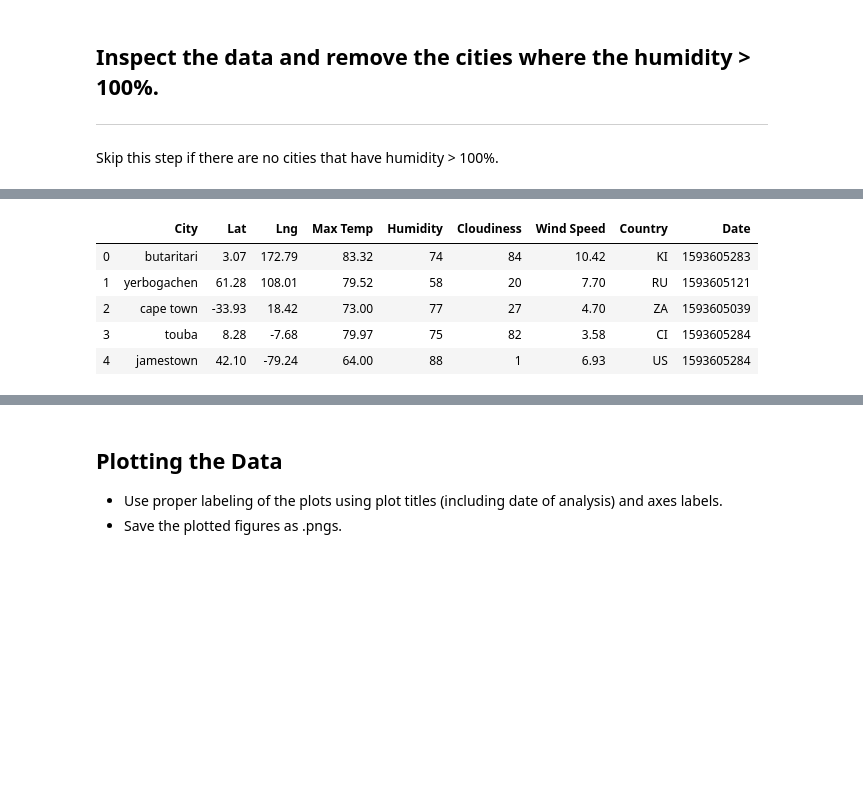
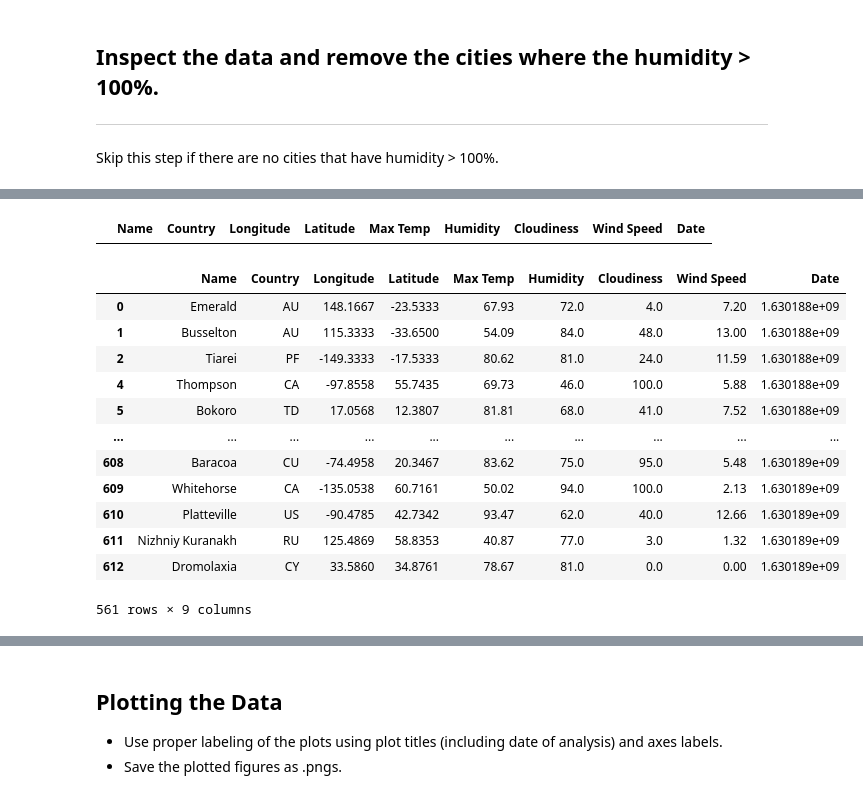
Before and after one commit to dmtiblin/Python-API-Challenge, a Jupyter notebook: WeatherPy/WeatherPy.ipynb, the cells around one changed output, grey strips where cells are left out. Cells and saved outputs as stored; diff of their text form; code cells hidden in the pictures; blank space fills up the shorter version.

```diff
--- a/WeatherPy/WeatherPy.ipynb
+++ b/WeatherPy/WeatherPy.ipynb
@@ -63,7 +63,7 @@ for city in cities:
     print("Processing request for city # " + str(cities.index(city)) + " " + city)
 
     # Build query URL
-    query_url = url + "appid=" + weather_api_key + "&q=" + city
+    query_url = url + "appid=" + weather_api_key + "&units=Imperial&q=" + city
 
     #get data & jsonify
     weather_response.append(requests.get(query_url).json())
@@ -175,10 +160,26 @@ Int64Index([], dtype='int64')
+# %%
+humidityfilter = weather_response_df.loc[(weather_response_df['Humidity'] > 100)]
+humidityfilter
+# %% [output]
+|  | Name | Country | Longitude | Latitude | Max Temp | Humidity | Cloudiness | Wind Speed | Date |
 # %%
+#  Get the indices of cities that have humidity over 100%.
 # Make a new DataFrame equal to the city data to drop all humidity outliers by index.
 # Passing "inplace=False" will make a copy of the city_data DataFrame, which we call "clean_city_data".
+
+clean_city_df = weather_response_df.drop(humidityfilter.index)
+clean_city_df
 # %% [output]
-|  | City | Lat | Lng | Max Temp | Humidity | Cloudiness | Wind Speed | Country | Date |
-| 0 | butaritari | 3.07 | 172.79 | 83.32 | 74 | 84 | 10.42 | KI | 1593605283 |
-| 1 | yerbogachen | 61.28 | 108.01 | 79.52 | 58 | 20 | 7.70 | RU | 1593605121 |
-| 2 | cape town | -33.93 | 18.42 | 73.00 | 77 | 27 | 4.70 | ZA | 1593605039 |
-| 3 | touba | 8.28 | -7.68 | 79.97 | 75 | 82 | 3.58 | CI | 1593605284 |
-| 4 | jamestown | 42.10 | -79.24 | 64.00 | 88 | 1 | 6.93 | US | 1593605284 |
+|  | Name | Country | Longitude | Latitude | Max Temp | Humidity | Cloudiness | Wind Speed | Date |
+| 0 | Emerald | AU | 148.1667 | -23.5333 | 67.93 | 72.0 | 4.0 | 7.20 | 1.630188e+09 |
+| 1 | Busselton | AU | 115.3333 | -33.6500 | 54.09 | 84.0 | 48.0 | 13.00 | 1.630188e+09 |
+| 2 | Tiarei | PF | -149.3333 | -17.5333 | 80.62 | 81.0 | 24.0 | 11.59 | 1.630188e+09 |
+| 4 | Thompson | CA | -97.8558 | 55.7435 | 69.73 | 46.0 | 100.0 | 5.88 | 1.630188e+09 |
+| 5 | Bokoro | TD | 17.0568 | 12.3807 | 81.81 | 68.0 | 41.0 | 7.52 | 1.630188e+09 |
+| ... | ... | ... | ... | ... | ... | ... | ... | ... | ... |
+| 608 | Baracoa | CU | -74.4958 | 20.3467 | 83.62 | 75.0 | 95.0 | 5.48 | 1.630189e+09 |
+| 609 | Whitehorse | CA | -135.0538 | 60.7161 | 50.02 | 94.0 | 100.0 | 2.13 | 1.630189e+09 |
+| 610 | Platteville | US | -90.4785 | 42.7342 | 93.47 | 62.0 | 40.0 | 12.66 | 1.630189e+09 |
+| 611 | Nizhniy Kuranakh | RU | 125.4869 | 58.8353 | 40.87 | 77.0 | 3.0 | 1.32 | 1.630189e+09 |
+| 612 | Dromolaxia | CY | 33.5860 | 34.8761 | 78.67 | 81.0 | 0.0 | 0.00 | 1.630189e+09 |
+561 rows × 9 columns
```
Also changed, not shown: parts of 31 cells of this notebook, 4 other files.
